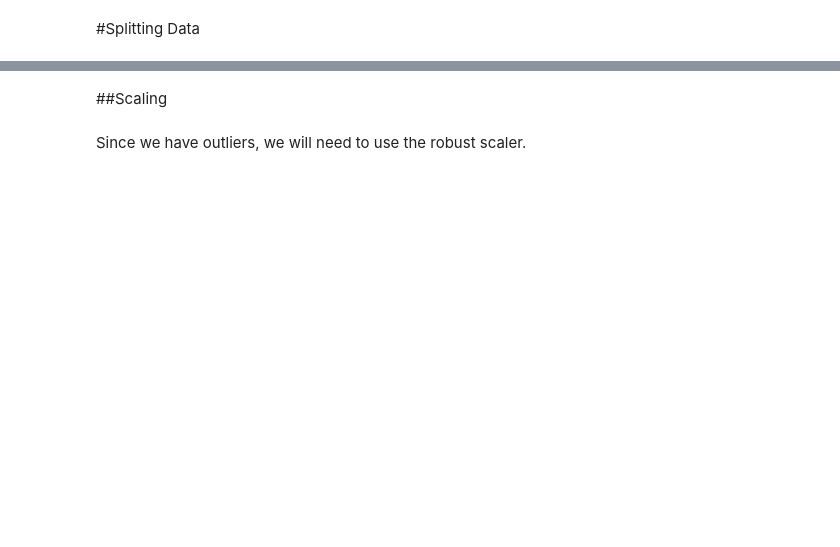
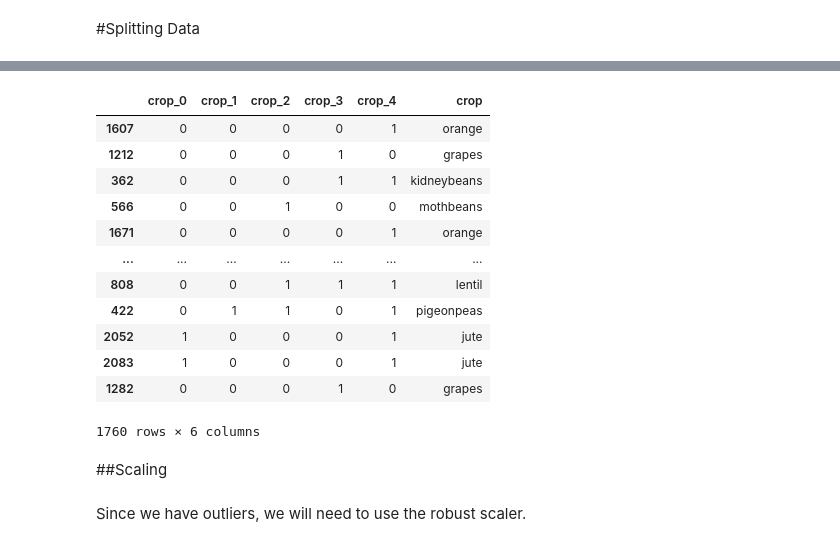
Before and after one commit to HaninEssam215/Crop-Recommendation-System, a Jupyter notebook: Crop_Recommendation_System.ipynb, the cells around one changed output, grey strips where cells are left out. Cells and saved outputs as stored; diff of their text form; code cells hidden in the pictures; blank space fills up the shorter version.

```diff
--- a/Crop_Recommendation_System.ipynb
+++ b/Crop_Recommendation_System.ipynb
@@ -193,3 +156,25 @@ X_val, X_test, y_val, y_test = train_test_split(X_temp, y_temp, test_size=0.5, s
+# %%
+encoder = BinaryEncoder()
+encoder.fit(y_train)
+transformed_y_train = encoder.transform(y_train)
+transformed_y_test = encoder.transform(y_test)
+transformed_y_val = encoder.transform(y_val)
+# %%
+pd.concat([transformed_y_train, y_train], axis=1)
+# %% [output]
+|  | crop_0 | crop_1 | crop_2 | crop_3 | crop_4 | crop |
+| 1607 | 0 | 0 | 0 | 0 | 1 | orange |
+| 1212 | 0 | 0 | 0 | 1 | 0 | grapes |
+| 362 | 0 | 0 | 0 | 1 | 1 | kidneybeans |
+| 566 | 0 | 0 | 1 | 0 | 0 | mothbeans |
+| 1671 | 0 | 0 | 0 | 0 | 1 | orange |
+| ... | ... | ... | ... | ... | ... | ... |
+| 808 | 0 | 0 | 1 | 1 | 1 | lentil |
+| 422 | 0 | 1 | 1 | 0 | 1 | pigeonpeas |
+| 2052 | 1 | 0 | 0 | 0 | 1 | jute |
+| 2083 | 1 | 0 | 0 | 0 | 1 | jute |
+| 1282 | 0 | 0 | 0 | 1 | 0 | grapes |
+1760 rows × 6 columns
 # %% [markdown]
 ##Scaling
 # %% [markdown]
```
Also changed, not shown: parts of 14 cells of this notebook.
